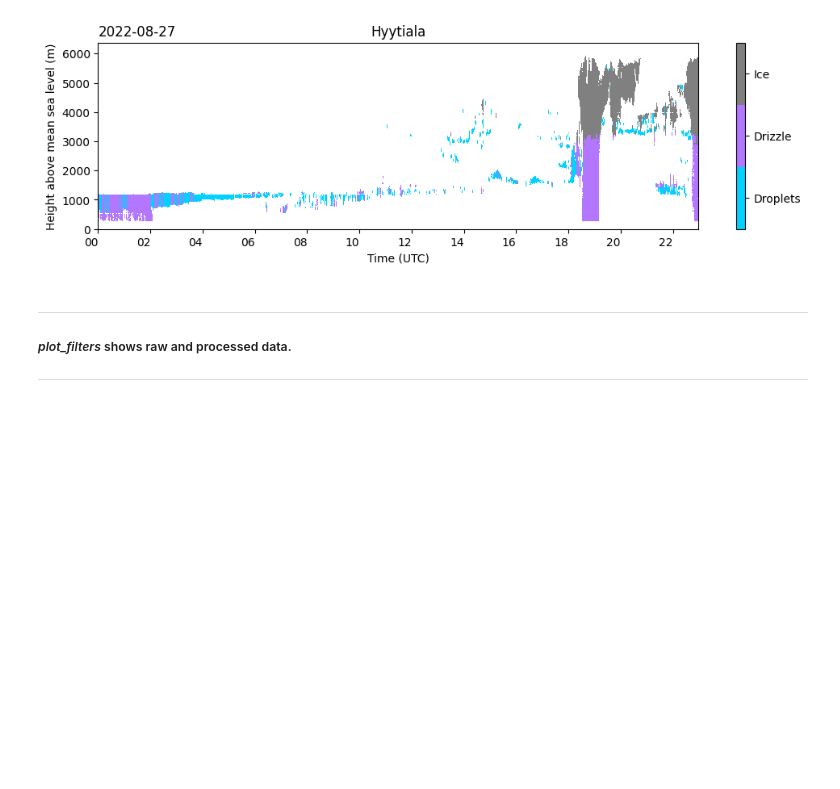
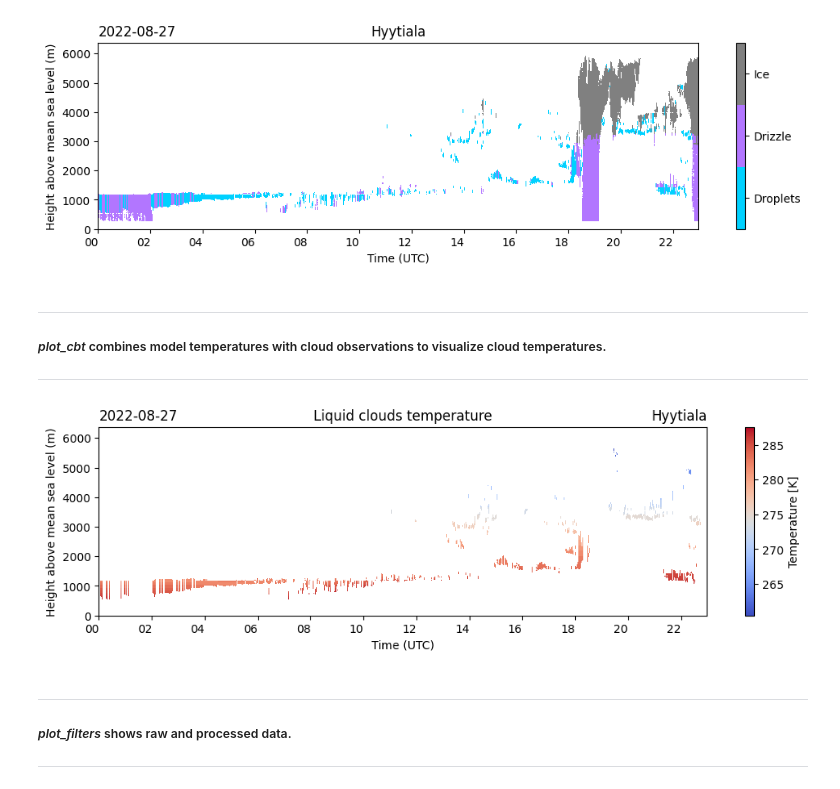
Before and after one commit to maxaragon/INAR-updrafts, a Jupyter notebook: Demo.ipynb, the cells around one changed output. Drawn from its saved outputs; the diff is of its cells as text; code cells hidden in the pictures; blank space fills up the shorter version.

```diff
--- a/Demo.ipynb
+++ b/Demo.ipynb
@@ -149,6 +153,16 @@ plt.show()
 plot_raw(classification_file, categorize_file)
 # %% [output]
 [figure]
+# %% [markdown]
+***
+
+##### *plot_cbt* combines model temperatures with cloud observations to visualize cloud temperatures.
+
+***
+# %%
+plot_cbt(classification_file, categorize_file)
+# %% [output]
+[figure, added]
 # %% [markdown]
 ***
 
```
Also changed, not shown: parts of 17 cells of this notebook, 3 other files.
